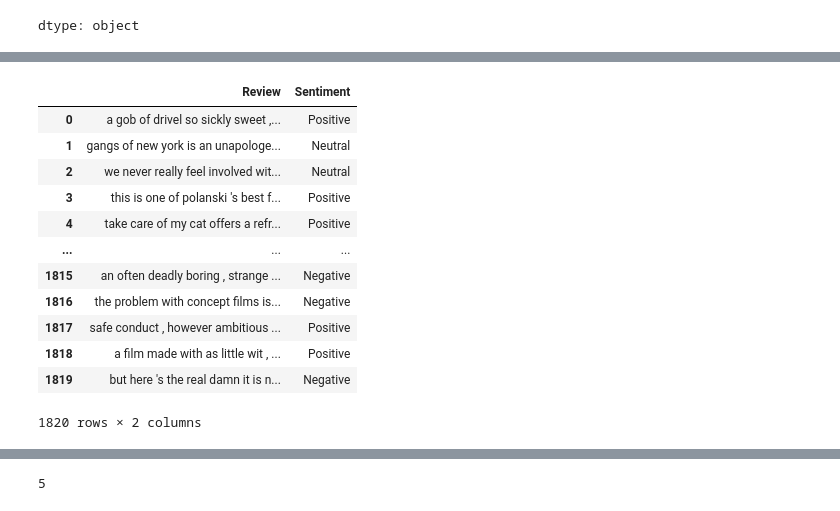
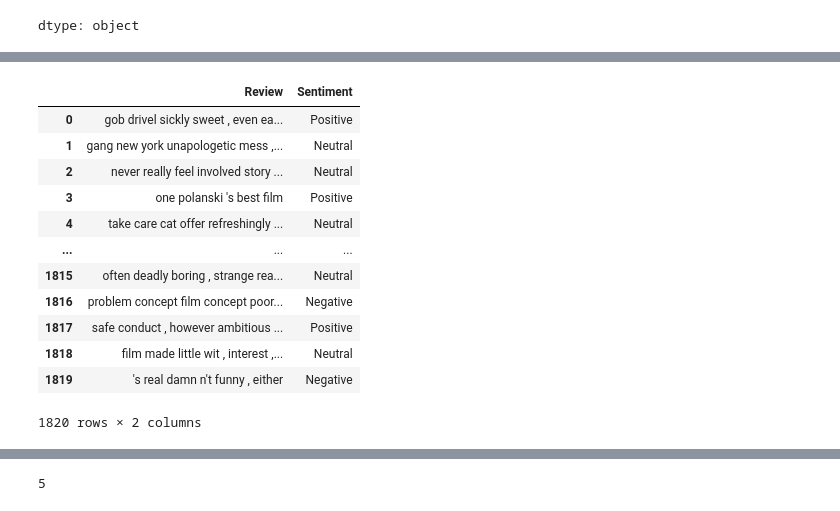
Before and after one commit to AhmedAdel7472/IBM, a Jupyter notebook: FinalProject/project.ipynb, the cells around one changed output, grey strips where cells are left out. Saved outputs shown, nothing was run; the diff lists cells and outputs as text; code cells hidden in the pictures.

```diff
--- a/FinalProject/project.ipynb
+++ b/FinalProject/project.ipynb
@@ -25,7 +61,7 @@ Label the data to positive and negative reviews
 # %%
 import pandas as pd
 
-file_path='/content/dev.tsv'
+file_path='/content/train.tsv'
 
 data=pd.read_csv(file_path,sep='\t',header=None)
 
@@ -37,5 +73,5 @@ data['label']=data['label'].map(label_mapping)
 
 labeled_data=list(data.itertuples(index=False,name=None))
 
-print(labeled_data[:5])
+print(len(labeled_data))
 # %% [output]
@@ -145,3 +191,19 @@ unseen_reviews.head()
 | 3 | this is one of polanski 's best f... |
 | 4 | take care of my cat offers a refr... |
 dtype: object
+# %%
+import pandas as pd
+
+file_path='/content/test.tsv'
+
+data_test=pd.read_csv(file_path,sep='\t',header=None)
+
+drop_columns=[1]
+
+data_test.drop(columns=drop_columns,inplace=True)
+
+data_test.columns=['review']
+
+test_data=list(data.itertuples(index=False,name=None))
+
+print(test_data[:5])
@@ -147,0 +212,15 @@ dtype: object
+# %%
+stop_words = set(stopwords.words('english'))
+lemmatizer = WordNetLemmatizer()
+
+preprocessed_test_data = []
+
+for review in test_data:
+    # Access the review text (first element of the tuple)
+    text = review[0]
+    tokens = word_tokenize(text.lower())
+    filtered_tokens = [token for token in tokens if token not in stop_words]
+    lemmatized_tokens = [lemmatizer.lemmatize(token) for token in filtered_tokens]
+    preprocessed_tweet = ' '.join(lemmatized_tokens)
+
+    preprocessed_test_data.append(preprocessed_tweet)
@@ -148,7 +235,7 @@ dtype: object
 # %%
 analyzer = SentimentIntensityAnalyzer()
 
-for review in unseen_reviews:
+for review in preprocessed_test_data:
     sentiment_scores = analyzer.polarity_scores(review)
     print(f"Review: {review}")
     print(f"Sentiment Scores: {sentiment_scores}")
@@ -178,49 +265,49 @@ import pandas as pd
 analyzer = SentimentIntensityAnalyzer()
 
 def classify_sentiment(score):
-    if score > 0.1:
+    if score > 0.5:
         return 'Positive'
-    elif score < -0.1:
+    elif score < -0.5:
         return 'Negative'
-    else:
+    elif score<0.5 and score>-0.5:
         return 'Neutral'
 
 
 # Create an empty dictionary to store the reviews, sentiment scores and the sentiment
 reviews_data = {
     'Review': [],
     # 'Sentiment Scores':[],
     'Sentiment': []
 }
 
 # Loop through each review and analyze the sentiment
-for review in unseen_reviews:
+for review in preprocessed_test_data:
     sentiment_scores = analyzer.polarity_scores(review)
 
     # Classify the sentiment based on the compound score
     classified_sentiment = classify_sentiment(sentiment_scores['compound'])
 
     # Append the review, sentiment scores, and classified sentiment to the dictionary
     reviews_data['Review'].append(review)
     # reviews_data['Sentiment Scores'].append(sentiment_scores)
     reviews_data['Sentiment'].append(classified_sentiment)
 
 # Convert the dictionary to a DataFrame
 reviews_df = pd.DataFrame(reviews_data)
 
 # Display the resulting DataFrame
 reviews_df
 # %% [output]
 |  | Review | Sentiment |
-| 0 | a gob of drivel so sickly sweet ,... | Positive |
-| 1 | gangs of new york is an unapologe... | Neutral |
-| 2 | we never really feel involved wit... | Neutral |
-| 3 | this is one of polanski 's best f... | Positive |
-| 4 | take care of my cat offers a refr... | Positive |
+| 0 | gob drivel sickly sweet , even ea... | Positive |
+| 1 | gang new york unapologetic mess ,... | Neutral |
+| 2 | never really feel involved story ... | Neutral |
+| 3 | one polanski 's best film | Positive |
+| 4 | take care cat offer refreshingly ... | Neutral |
 | ... | ... | ... |
-| 1815 | an often deadly boring , strange ... | Negative |
-| 1816 | the problem with concept films is... | Negative |
+| 1815 | often deadly boring , strange rea... | Neutral |
+| 1816 | problem concept film concept poor... | Negative |
 | 1817 | safe conduct , however ambitious ... | Positive |
-| 1818 | a film made with as little wit , ... | Positive |
-| 1819 | but here 's the real damn it is n... | Negative |
+| 1818 | film made little wit , interest ,... | Neutral |
+| 1819 | 's real damn n't funny , either | Negative |
 1820 rows × 2 columns
```
Also changed, not shown: parts of 21 cells of this notebook, 1 other file.
